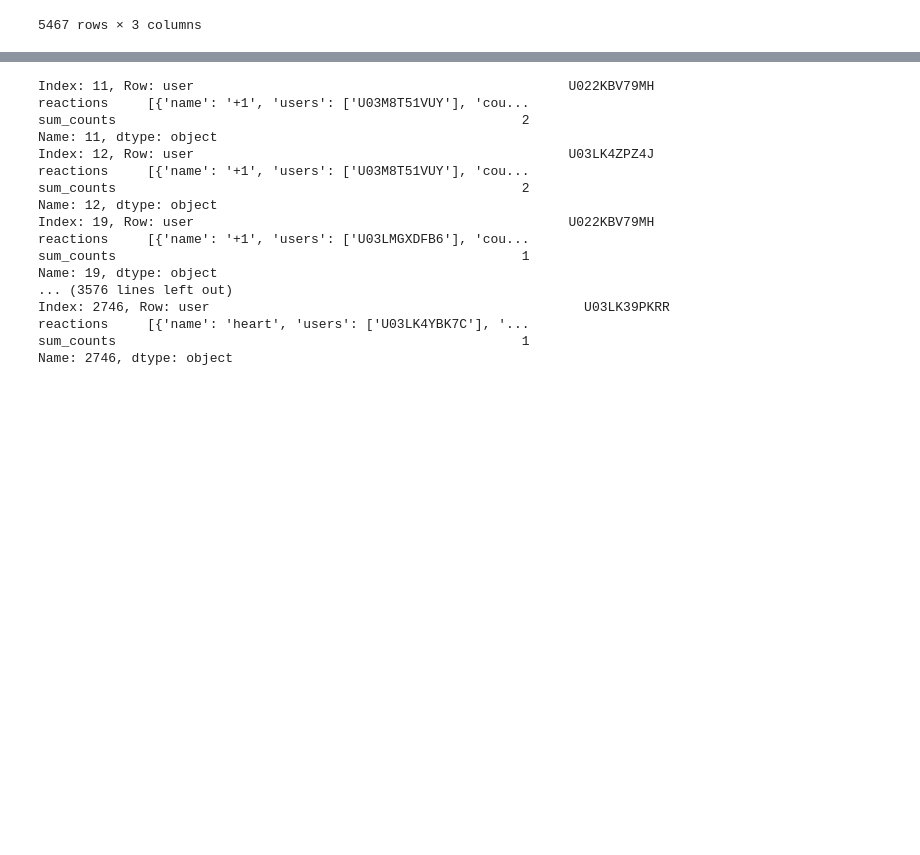
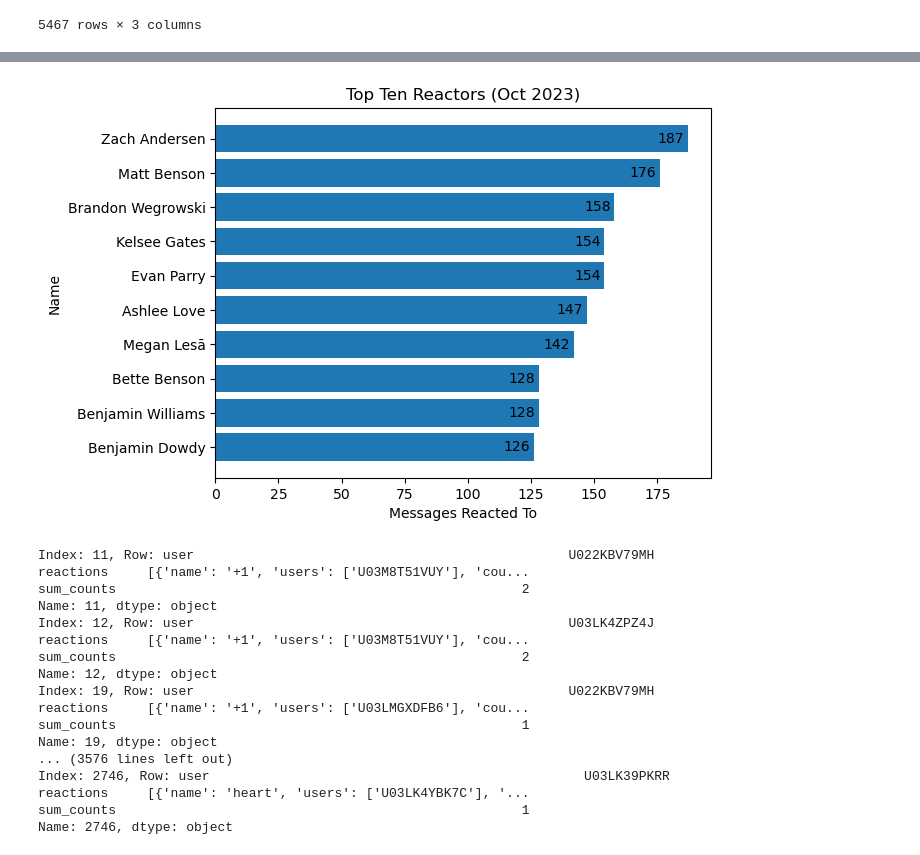
Before and after one commit to bwegr/stat386project, a Jupyter notebook: BlogPosts.ipynb, the cells around one changed output, grey strips where cells are left out. Drawn from its saved outputs; the diff is of its cells as text; code cells hidden in the pictures; blank space fills up the shorter version.

```diff
--- a/BlogPosts.ipynb
+++ b/BlogPosts.ipynb
@@ -153,0 +205,5 @@ Channel Membership network graph
+# %%
+chanmem = []
+for name, i in zip(chans['name'], chans['members']): chanmem.append(i)
+
+type(chanmem[1])
@@ -378,13 +336,0 @@ print(df)
-# %%
-res = {'name': [], 'users': [], 'count': []}
-
-for index, row in react1.iterrows():
-    data = ast.literal_eval(row['reactions'])
-    for i in data:
-        res['name'].extend([item['name']] * item['count'])
-        res['users'].extend(item['users'])
-        res['count'].extend([item['count']] * item['count'])
-
-
-df2 = pd.DataFrame(res)
-df2
@@ -392,0 +337,3 @@ ValueError: malformed node or string: [{'name': '+1', 'users': ['U03M8T51VUY'],
+# %%
+react2b = pd.merge(react2, users[['id', 'real_name']], left_on='users', right_on = 'id', how='left')
+react2b
@@ -393,3 +354,18 @@ ValueError: malformed node or string: [{'name': '+1', 'users': ['U03M8T51VUY'],
+# %%
+import matplotlib.pyplot as plt
+
+react2a = react2b[['real_name', 'count']].groupby('real_name').count().reset_index().sort_values(by='count', ascending=False)
+paired = sorted(zip(react2a['count'][0:10], react2a['real_name'][0:10]))
+count_s, users_s = zip(*paired)
+plt.barh(users_s, count_s)
+for index, value in enumerate(count_s):
+    plt.text(value-12, index, str(value), va='center')
+plt.xlabel('Messages Reacted To')
+plt.ylabel('Name')
+plt.title('Top Ten Reactors (Oct 2023)')
+plt.show()
+# %% [output]
+[figure, added]
 # %%
 for index, row in react1.iterrows():
 
```
Also changed, not shown: parts of 42 cells of this notebook, 9 other files.
